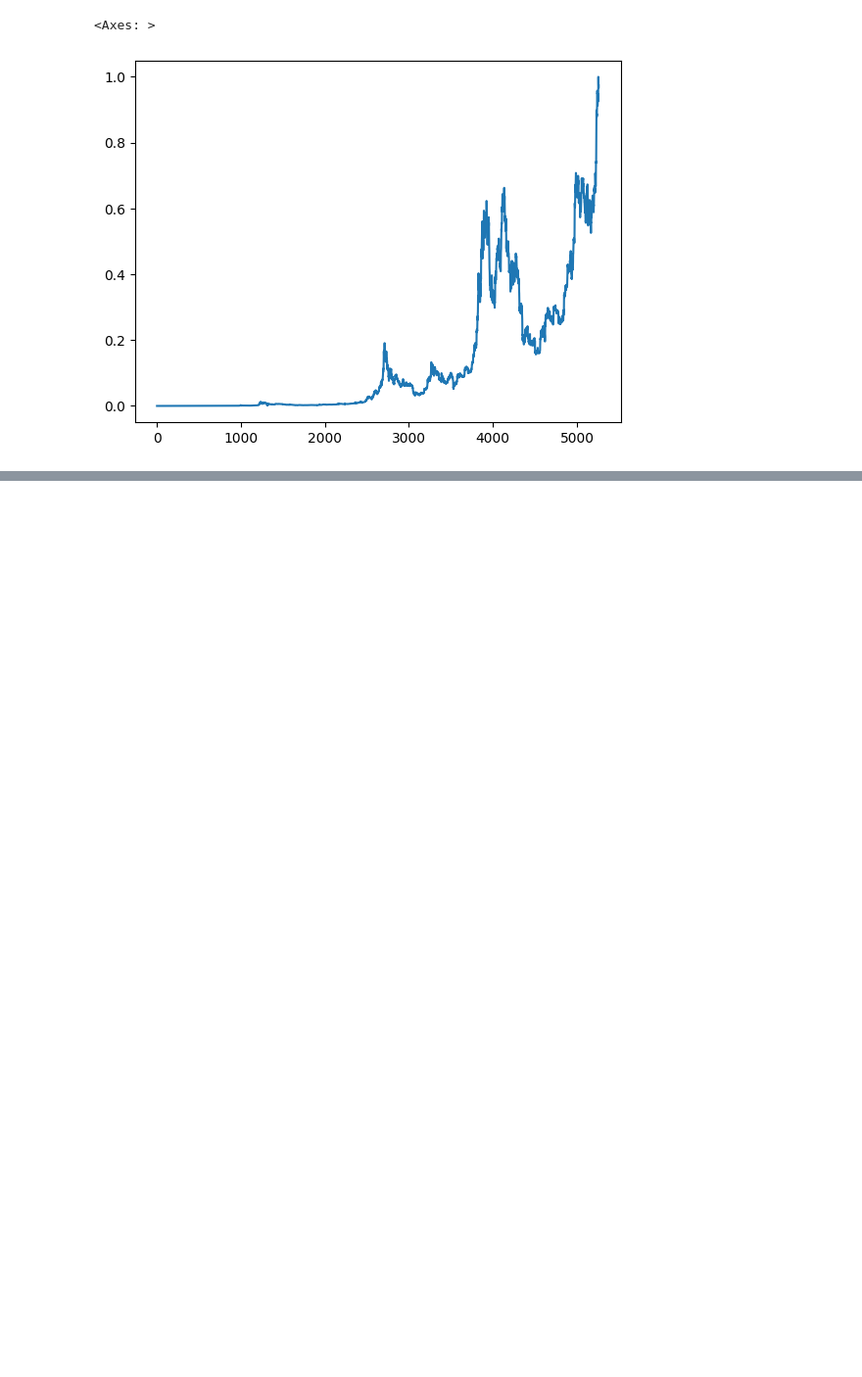
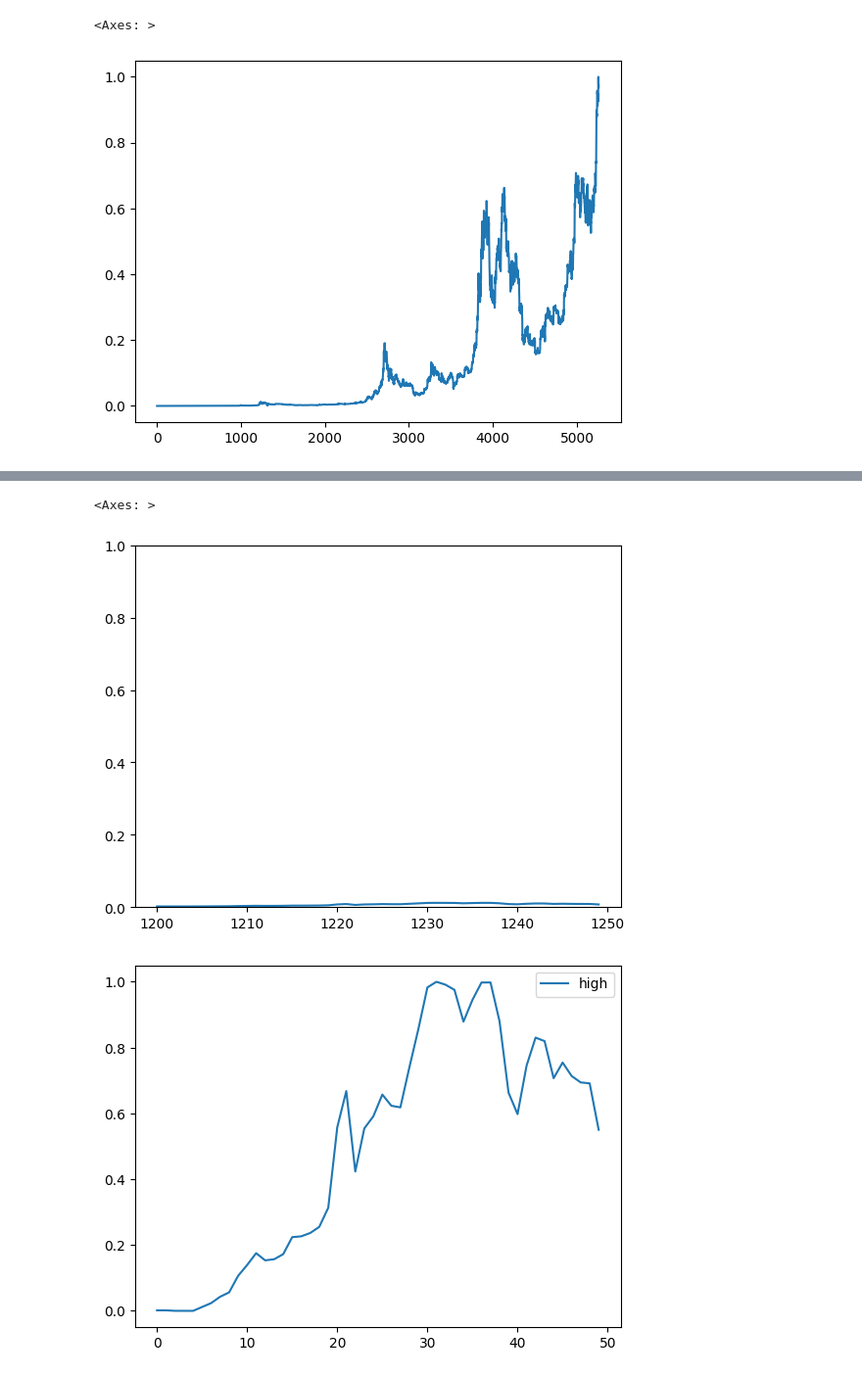
Before and after one commit to JPcooldev/time-series, a Jupyter notebook: data_preprocessing.ipynb, the cells around one changed output, grey strips where cells are left out. Shown at 98% size. Drawn from its saved outputs; the diff is of its cells as text; code cells hidden in the pictures; blank space fills up the shorter version.

```diff
--- a/data_preprocessing.ipynb
+++ b/data_preprocessing.ipynb
@@ -62,0 +88,3 @@ df[df['ticker'] == 'BTC'].high.plot()
+# %%
+# scaling
+scaler.fit_transform(btc.high[1200:1250].values.reshape(-1, 1))
@@ -62,0 +109,7 @@ df[df['ticker'] == 'BTC'].high.plot()
+# %%
+btc.high[1200:1250].plot(ylim=(0,1))
+pd.DataFrame(scaler.fit_transform(btc.high[1200:1250].values.reshape(-1, 1)), columns=['high']).plot()
+# %% [output]
+<Axes: >
+[figure, added]
+[figure, added]
```
Also changed, not shown: parts of 15 cells of this notebook.
